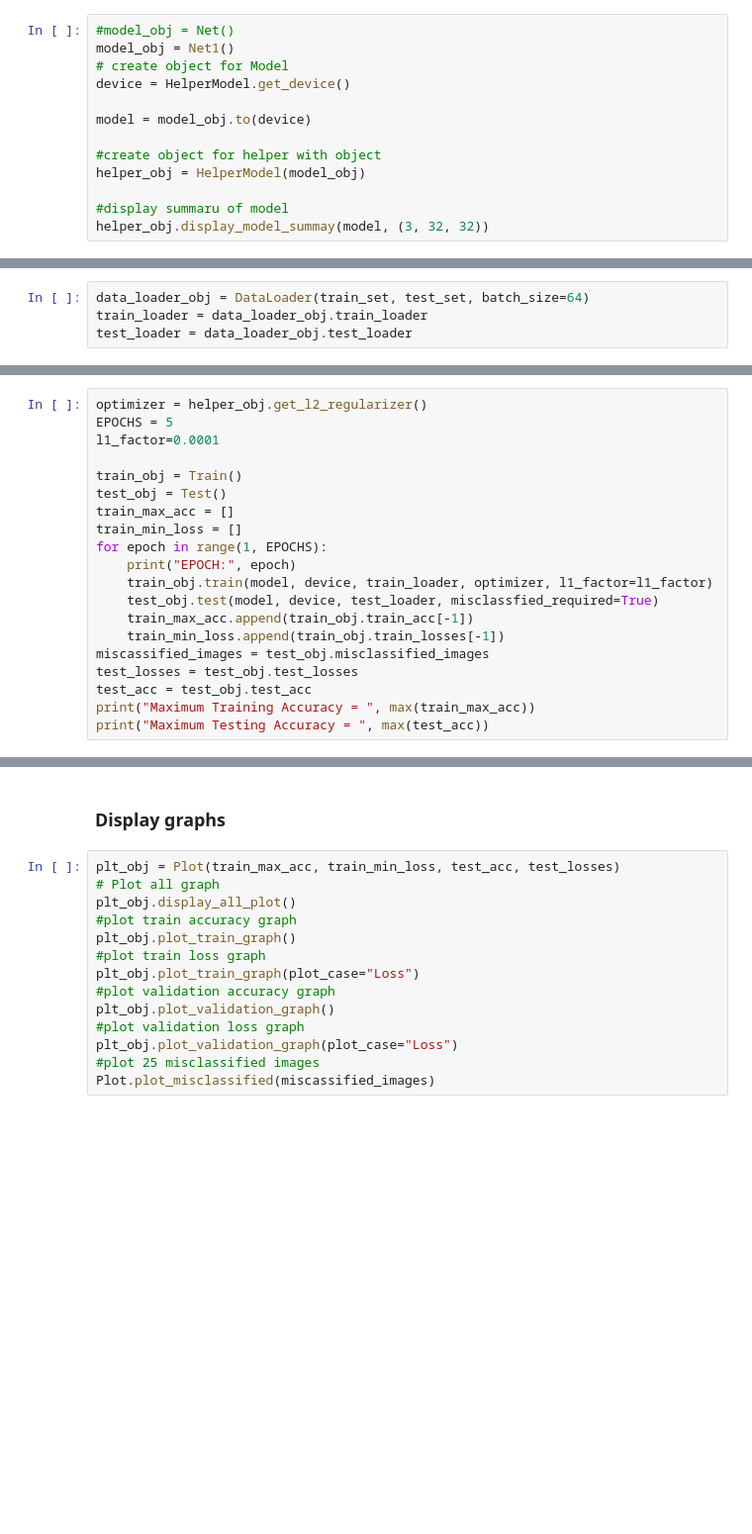
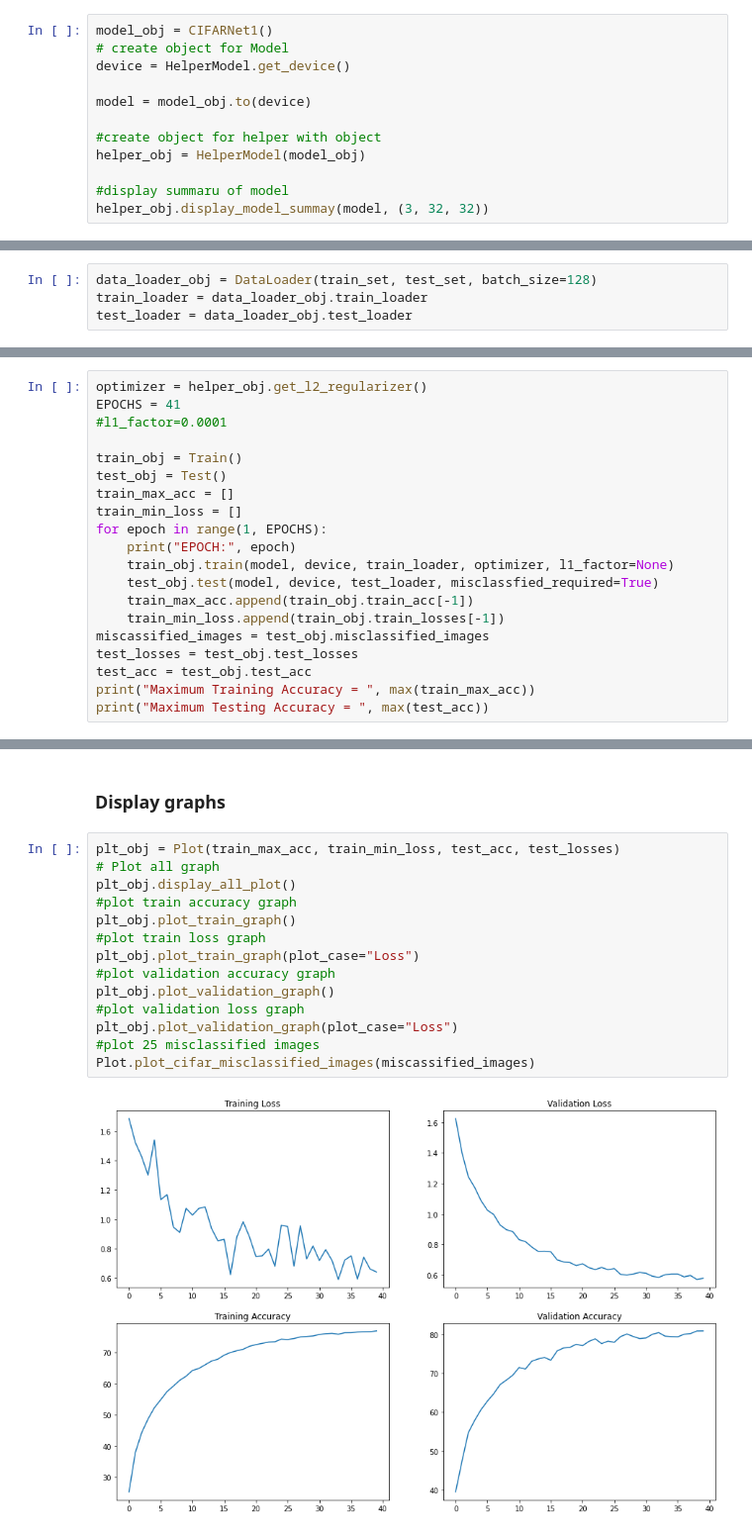
Before and after one commit to sajnanshetty/deep-learning, a Jupyter notebook: s7/eva_s7.ipynb, the cells around one changed output, grey strips where cells are left out. Shown at 99% size. Cells and saved outputs as stored; diff of their text form; blank space fills up the shorter version.

```diff
--- a/s7/eva_s7.ipynb
+++ b/s7/eva_s7.ipynb
@@ -45,8 +22,7 @@ from plot import Plot
 # %% [markdown]
 ### Create model and display summary
 # %%
-#model_obj = Net()
-model_obj = Net1()
+model_obj = CIFARNet1()
 # create object for Model
 device = HelperModel.get_device()
 
@@ -104,7 +77,7 @@ Files already downloaded and verified
 # %% [markdown]
 ### Load the train and test data
 # %%
-data_loader_obj = DataLoader(train_set, test_set, batch_size=64)
+data_loader_obj = DataLoader(train_set, test_set, batch_size=128)
 train_loader = data_loader_obj.train_loader
 test_loader = data_loader_obj.test_loader
 # %% [output]
@@ -128,8 +101,8 @@ plane dog deer deer
 ### Run the model
 # %%
 optimizer = helper_obj.get_l2_regularizer()
-EPOCHS = 5
-l1_factor=0.0001
+EPOCHS = 41
+#l1_factor=0.0001
 
 train_obj = Train()
 test_obj = Test()
@@ -137,7 +110,7 @@ train_max_acc = []
 train_min_loss = []
 for epoch in range(1, EPOCHS):
     print("EPOCH:", epoch)
-    train_obj.train(model, device, train_loader, optimizer, l1_factor=l1_factor)
+    train_obj.train(model, device, train_loader, optimizer, l1_factor=None)
     test_obj.test(model, device, test_loader, misclassfied_required=True)
     train_max_acc.append(train_obj.train_acc[-1])
     train_min_loss.append(train_obj.train_losses[-1])
@@ -166,14 +160,16 @@ Maximum Testing Accuracy =  10.0
 # %%
 plt_obj = Plot(train_max_acc, train_min_loss, test_acc, test_losses)
 # Plot all graph
 plt_obj.display_all_plot()
 #plot train accuracy graph
 plt_obj.plot_train_graph()
 #plot train loss graph
 plt_obj.plot_train_graph(plot_case="Loss")
 #plot validation accuracy graph
 plt_obj.plot_validation_graph()
 #plot validation loss graph
 plt_obj.plot_validation_graph(plot_case="Loss")
 #plot 25 misclassified images
-Plot.plot_misclassified(miscassified_images)
+Plot.plot_cifar_misclassified_images(miscassified_images)
+# %% [output]
+[figure, added]
```
Also changed, not shown: parts of 7 cells of this notebook, 8 other files.
